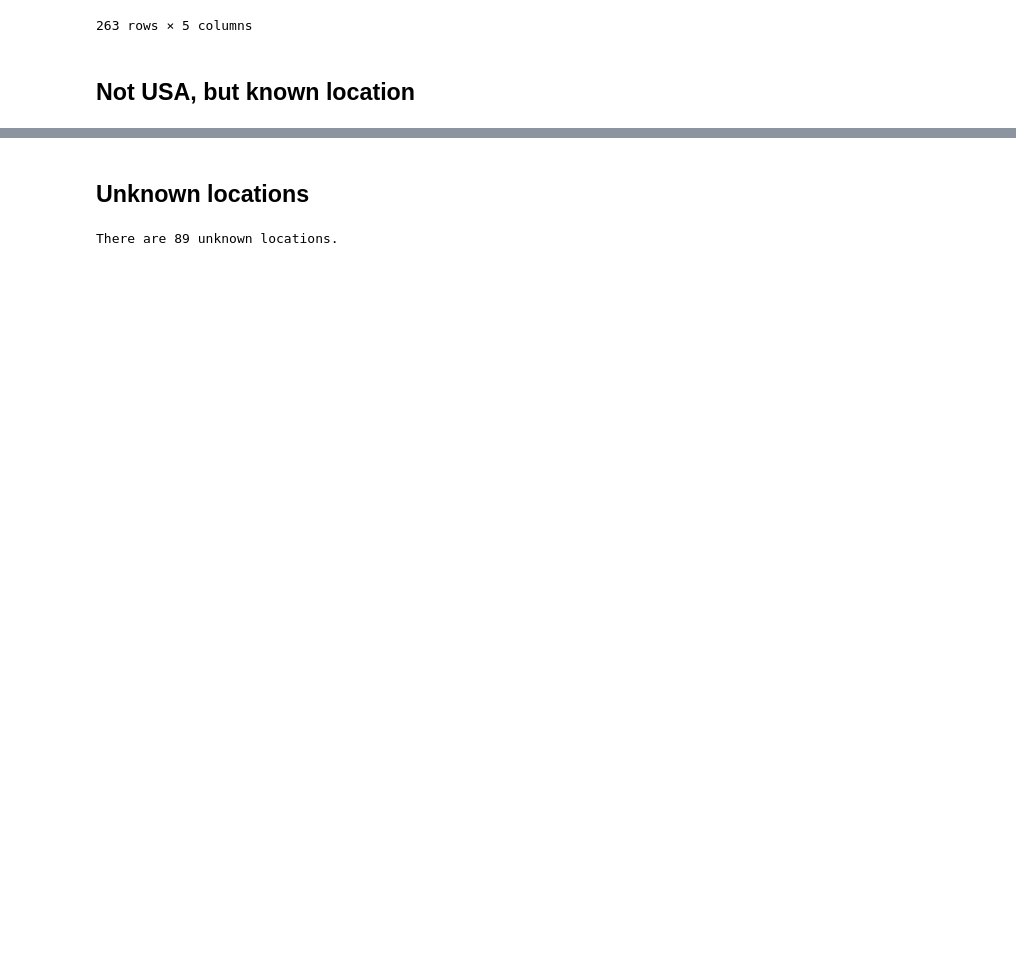
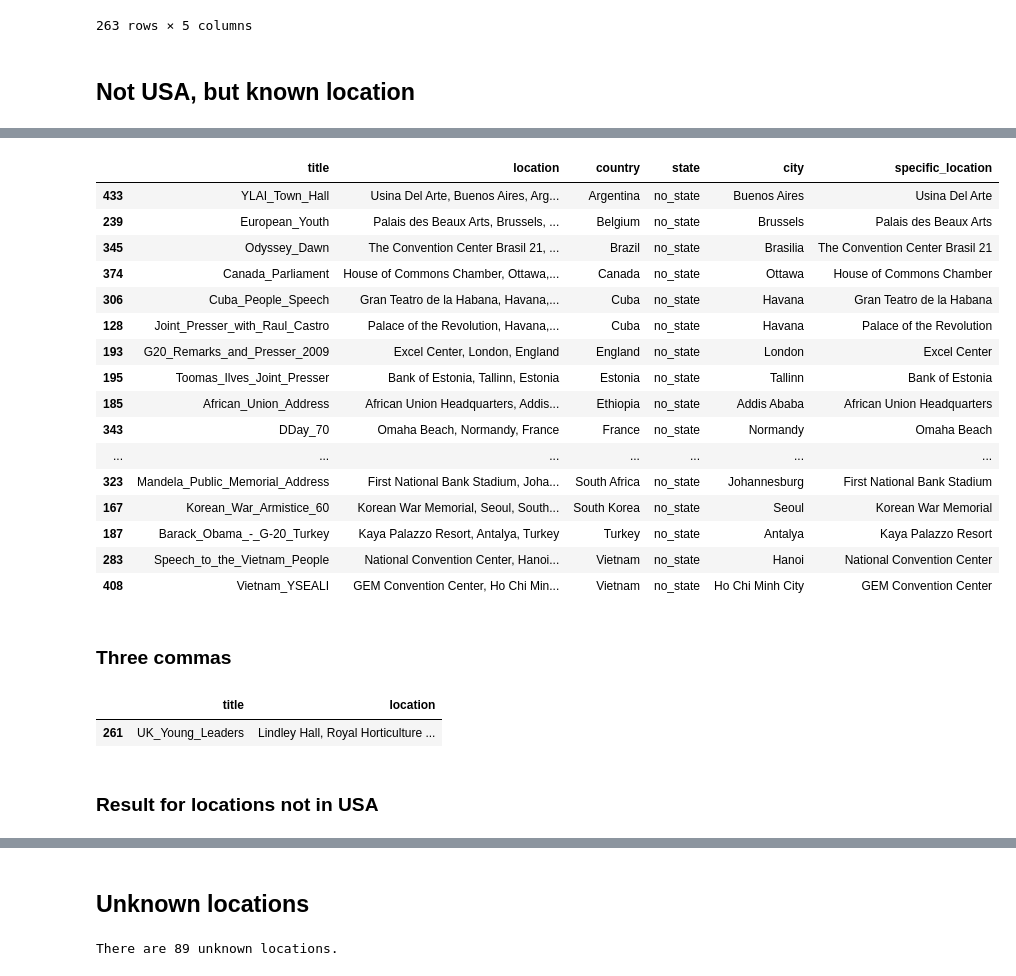
Before and after one commit to jfsalcedo10/mda-kuwait, a Jupyter notebook: notebooks/clean-up-speeches-csv.ipynb, the cells around one changed output, grey strips where cells are left out. Cells and saved outputs as stored; diff of their text form; code cells hidden in the pictures; blank space fills up the shorter version.

```diff
--- a/notebooks/clean-up-speeches-csv.ipynb
+++ b/notebooks/clean-up-speeches-csv.ipynb
@@ -374,0 +482,4 @@ df.loc[select, ['location','country','state','city','specific_location']]
+# %%
+select = (df.country!="USA") & (df.location!="unknown_location") & (df.count_commas == 1)
+titles = df.loc[select, 'title']
+df.loc[select, ['title','location']]
@@ -374,0 +504,8 @@ df.loc[select, ['location','country','state','city','specific_location']]
+# %%
+countries = df.loc[df.title.isin(titles), 'location'].str.extract(r".+?, *(.+)", flags=re.I)
+cities = df.loc[df.title.isin(titles), 'location'].str.extract(r" *(.+?),.+", flags=re.I)
+
+df.loc[df.title.isin(titles), 'country']  = countries.values
+df.loc[df.title.isin(titles), 'state']  = 'no_state'
+df.loc[df.title.isin(titles), 'city']  = cities.values
+df.loc[df.title.isin(titles), 'specific_location'] = 'no_specific_location'
@@ -374,0 +560,4 @@ df.loc[select, ['location','country','state','city','specific_location']]
+# %%
+select = (df.country!="USA") & (df.location!="unknown_location") & (df.count_commas == 2)
+titles = df.loc[select, 'title']
+df.loc[select, ['title','location']]
@@ -374,0 +582,41 @@ df.loc[select, ['location','country','state','city','specific_location']]
+# %%
+countries = df.loc[df.title.isin(titles), 'location'].str.extract(r".+?,.+?, *(.+)", flags=re.I)
+cities = df.loc[df.title.isin(titles), 'location'].str.extract(r".+?, *(.+?),.+", flags=re.I)
+locations = df.loc[df.title.isin(titles), 'location'].str.extract(r" *(.+?),.+?,.+", flags=re.I)
+
+df.loc[df.title.isin(titles), 'country']  = countries.values
+df.loc[df.title.isin(titles), 'state']  = 'no_state'
+df.loc[df.title.isin(titles), 'city']  = cities.values
+df.loc[df.title.isin(titles), 'specific_location'] = locations.values
+
+df.loc[df.title=='YSEALI_Town_Hall',
+       ['country','state','city','specific_location']] = ['Myanmar', 'no_state', 'Yangon', 'Yangon University']
+# %%
+df.loc[df.title.isin(titles), ['title','location','country','state','city','specific_location']].sort_values(
+    by= ['country','state','city','specific_location'])
+# %% [output]
+|  | title | location | country | state | city | specific_location |
+| 433 | YLAI_Town_Hall | Usina Del Arte, Buenos Aires, Arg... | Argentina | no_state | Buenos Aires | Usina Del Arte |
+| 239 | European_Youth | Palais des Beaux Arts, Brussels, ... | Belgium | no_state | Brussels | Palais des Beaux Arts |
+| 345 | Odyssey_Dawn | The Convention Center Brasil 21, ... | Brazil | no_state | Brasilia | The Convention Center Brasil 21 |
+| 374 | Canada_Parliament | House of Commons Chamber, Ottawa,... | Canada | no_state | Ottawa | House of Commons Chamber |
+| 306 | Cuba_People_Speech | Gran Teatro de la Habana, Havana,... | Cuba | no_state | Havana | Gran Teatro de la Habana |
+| 128 | Joint_Presser_with_Raul_Castro | Palace of the Revolution, Havana,... | Cuba | no_state | Havana | Palace of the Revolution |
+| 193 | G20_Remarks_and_Presser_2009 | Excel Center, London, England | England | no_state | London | Excel Center |
+| 195 | Toomas_Ilves_Joint_Presser | Bank of Estonia, Tallinn, Estonia | Estonia | no_state | Tallinn | Bank of Estonia |
+| 185 | African_Union_Address | African Union Headquarters, Addis... | Ethiopia | no_state | Addis Ababa | African Union Headquarters |
+| 343 | DDay_70 | Omaha Beach, Normandy, France | France | no_state | Normandy | Omaha Beach |
+| ... | ... | ... | ... | ... | ... | ... |
+| 323 | Mandela_Public_Memorial_Address | First National Bank Stadium, Joha... | South Africa | no_state | Johannesburg | First National Bank Stadium |
+| 167 | Korean_War_Armistice_60 | Korean War Memorial, Seoul, South... | South Korea | no_state | Seoul | Korean War Memorial |
+| 187 | Barack_Obama_-_G-20_Turkey | Kaya Palazzo Resort, Antalya, Turkey | Turkey | no_state | Antalya | Kaya Palazzo Resort |
+| 283 | Speech_to_the_Vietnam_People | National Convention Center, Hanoi... | Vietnam | no_state | Hanoi | National Convention Center |
+| 408 | Vietnam_YSEALI | GEM Convention Center, Ho Chi Min... | Vietnam | no_state | Ho Chi Minh City | GEM Convention Center |
+# %% [markdown]
+### Three commas
+# %%
+select = (df.country!="USA") & (df.location!="unknown_location") & (df.count_commas == 3)
+df.loc[select, ['title','location']]
+# %% [output]
+|  | title | location |
+| 261 | UK_Young_Leaders | Lindley Hall, Royal Horticulture ... |
@@ -374,0 +626,2 @@ df.loc[select, ['location','country','state','city','specific_location']]
+# %% [markdown]
+### Result for locations not in USA
```
Also changed, not shown: parts of 34 cells of this notebook, 1 other file.
